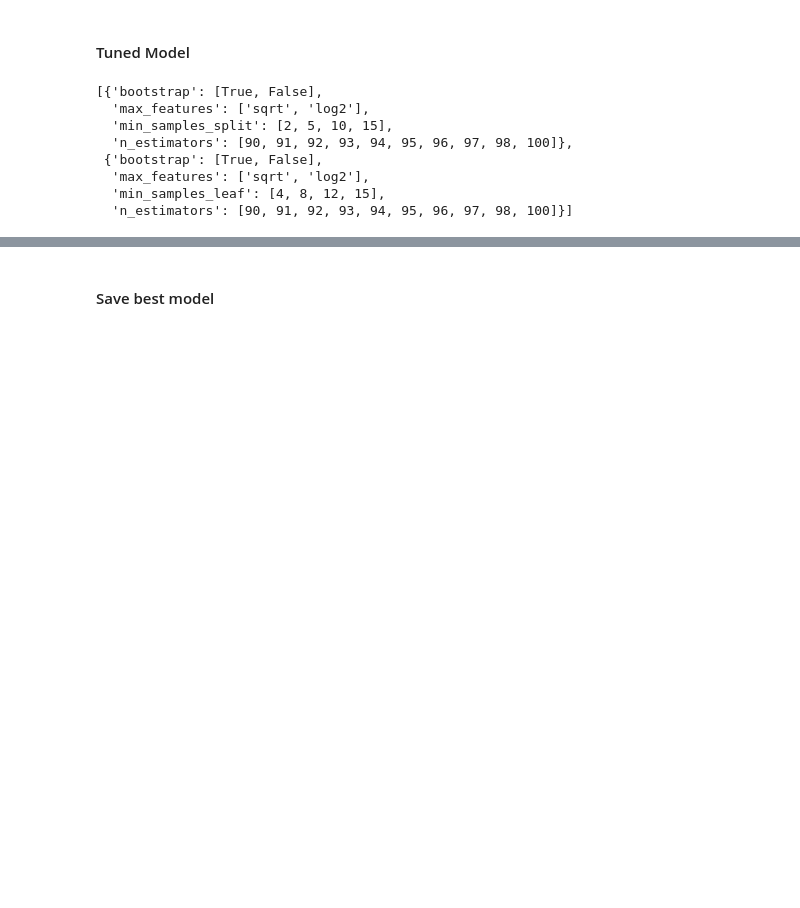
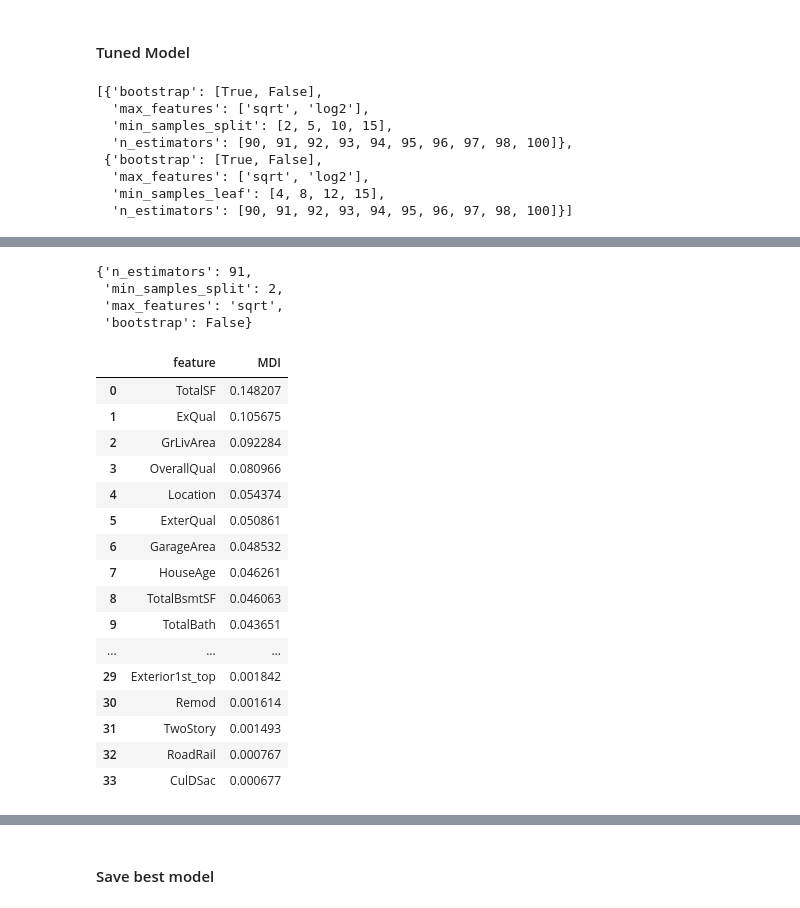
Before and after one commit to franciscapalacios/housing_project, a Jupyter notebook: 3_TreeBased_Models.ipynb, the cells around one changed output, grey strips where cells are left out. Cells and saved outputs as stored; diff of their text form; code cells hidden in the pictures; blank space fills up the shorter version.

```diff
--- a/3_TreeBased_Models.ipynb
+++ b/3_TreeBased_Models.ipynb
@@ -135,0 +131,40 @@ print(test_rmse_non_log)
+# %%
+#Get the parameters of the best forest
+rf_random.best_params_
+# %% [output]
+{'n_estimators': 91,
+ 'min_samples_split': 2,
+ 'max_features': 'sqrt',
+ 'bootstrap': False}
+# %%
+#Run a RF with the best parements and obtain the feature importance
+rf_best = RandomForestRegressor(n_estimators=91, min_samples_split=2, \
+                                max_features='sqrt', bootstrap=False, \
+                                random_state=42)
+rf_best.fit(X_train, y_train)
+
+feature_names = [f"feature {i}" for i in range(X_train.shape[1])]
+importances = rf_best.feature_importances_
+forest_importances = pd.Series(importances, index=X_train.columns).\
+                               sort_values(ascending=False).to_frame().\
+                                reset_index()
+forest_importances.columns = ['feature', 'MDI']
+forest_importances
+# %% [output]
+|  | feature | MDI |
+| 0 | TotalSF | 0.148207 |
+| 1 | ExQual | 0.105675 |
+| 2 | GrLivArea | 0.092284 |
+| 3 | OverallQual | 0.080966 |
+| 4 | Location | 0.054374 |
+| 5 | ExterQual | 0.050861 |
+| 6 | GarageArea | 0.048532 |
+| 7 | HouseAge | 0.046261 |
+| 8 | TotalBsmtSF | 0.046063 |
+| 9 | TotalBath | 0.043651 |
+| ... | ... | ... |
+| 29 | Exterior1st_top | 0.001842 |
+| 30 | Remod | 0.001614 |
+| 31 | TwoStory | 0.001493 |
+| 32 | RoadRail | 0.000767 |
+| 33 | CulDSac | 0.000677 |
```
Also changed, not shown: parts of 11 cells of this notebook.
